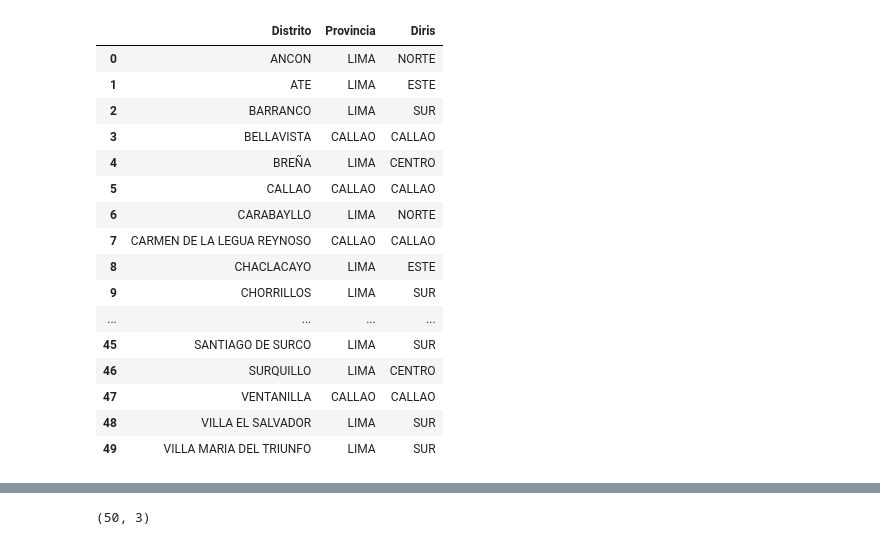
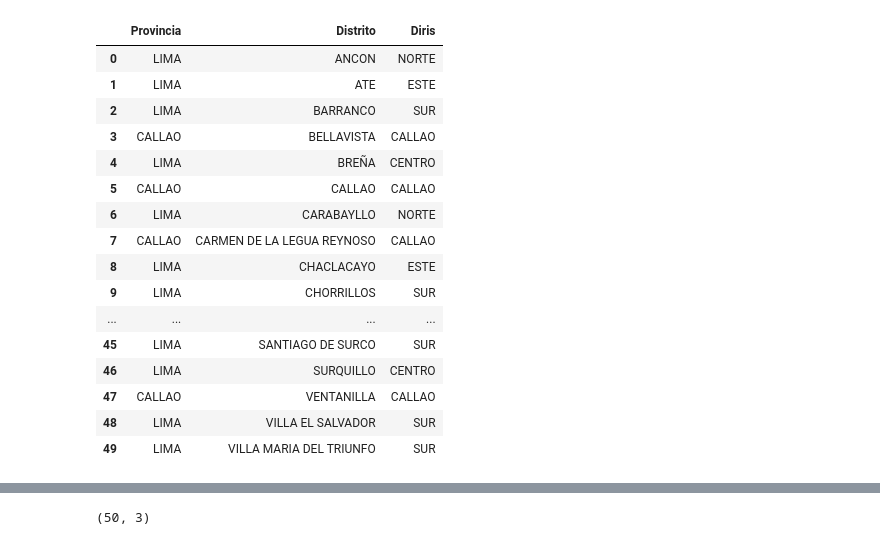
Before and after one commit to Sofoclesias/dengue-propagation, a Jupyter notebook: hey.ipynb, the cells around one changed output, grey strips where cells are left out. Drawn from its saved outputs; the diff is of its cells as text; code cells hidden in the pictures.

```diff
--- a/hey.ipynb
+++ b/hey.ipynb
@@ -17,22 +80,21 @@ base2024 = base2024[['Año','Provincia','Distrito','Semana','Casos']]
 # %%
-def validate_districts(df):
-    all_dists = pd.read_csv(r'anexos\incidencias_dengue\distritos_lima_callao.csv')
-    all_dists
+all_dists = pd.read_csv(r'anexos\distritos_lima_callao.csv')[['Provincia','Distrito','Diris']]
+all_dists
 # %% [output]
-|  | Distrito | Provincia | Diris |
-| 0 | ANCON | LIMA | NORTE |
-| 1 | ATE | LIMA | ESTE |
-| 2 | BARRANCO | LIMA | SUR |
-| 3 | BELLAVISTA | CALLAO | CALLAO |
-| 4 | BREÑA | LIMA | CENTRO |
+|  | Provincia | Distrito | Diris |
+| 0 | LIMA | ANCON | NORTE |
+| 1 | LIMA | ATE | ESTE |
+| 2 | LIMA | BARRANCO | SUR |
+| 3 | CALLAO | BELLAVISTA | CALLAO |
+| 4 | LIMA | BREÑA | CENTRO |
 | 5 | CALLAO | CALLAO | CALLAO |
-| 6 | CARABAYLLO | LIMA | NORTE |
-| 7 | CARMEN DE LA LEGUA REYNOSO | CALLAO | CALLAO |
-| 8 | CHACLACAYO | LIMA | ESTE |
-| 9 | CHORRILLOS | LIMA | SUR |
+| 6 | LIMA | CARABAYLLO | NORTE |
+| 7 | CALLAO | CARMEN DE LA LEGUA REYNOSO | CALLAO |
+| 8 | LIMA | CHACLACAYO | ESTE |
+| 9 | LIMA | CHORRILLOS | SUR |
 | ... | ... | ... | ... |
-| 45 | SANTIAGO DE SURCO | LIMA | SUR |
-| 46 | SURQUILLO | LIMA | CENTRO |
-| 47 | VENTANILLA | CALLAO | CALLAO |
-| 48 | VILLA EL SALVADOR | LIMA | SUR |
-| 49 | VILLA MARIA DEL TRIUNFO | LIMA | SUR |
+| 45 | LIMA | SANTIAGO DE SURCO | SUR |
+| 46 | LIMA | SURQUILLO | CENTRO |
+| 47 | CALLAO | VENTANILLA | CALLAO |
+| 48 | LIMA | VILLA EL SALVADOR | SUR |
+| 49 | LIMA | VILLA MARIA DEL TRIUNFO | SUR |
```
Also changed, not shown: parts of 9 cells of this notebook, 3 other files.
